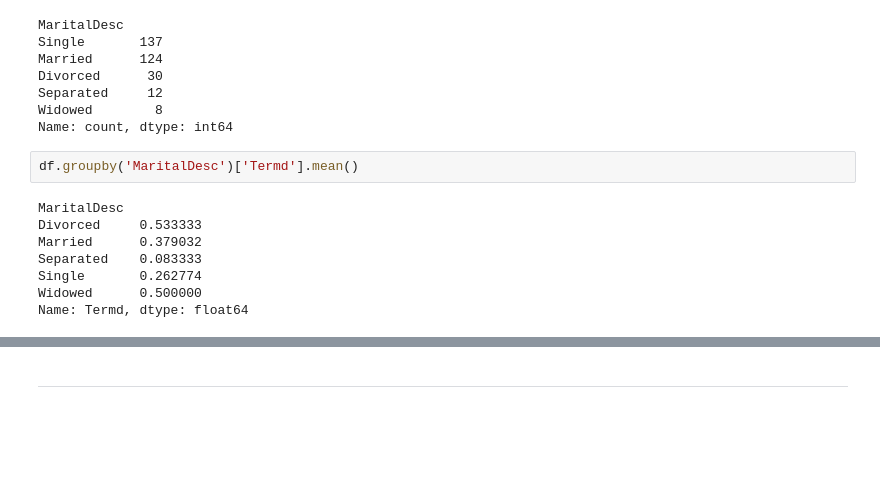
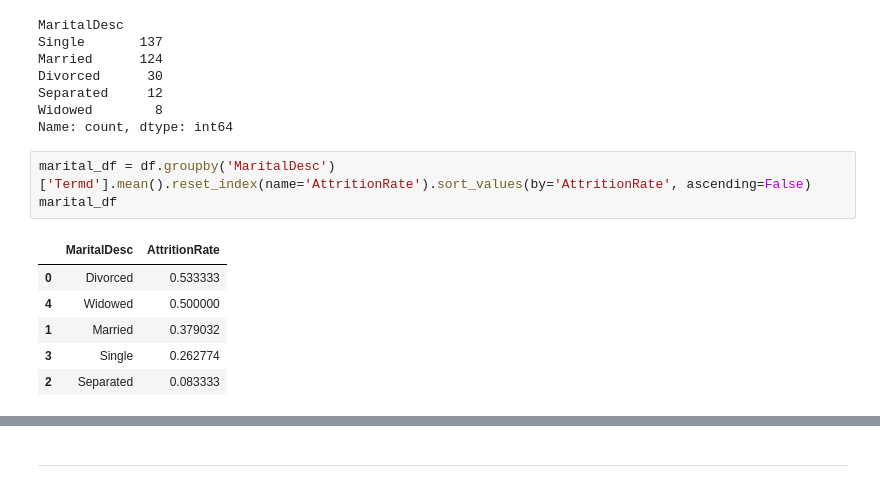
Before and after one commit to DanPkg/HR-Analytics-Insights-Project, a Jupyter notebook: human-resources-dataset-analysis-and-insights.ipynb, the cells around one changed output, grey strips where cells are left out. Drawn from its saved outputs; the diff is of its cells as text; blank space fills up the shorter version.

```diff
--- a/human-resources-dataset-analysis-and-insights.ipynb
+++ b/human-resources-dataset-analysis-and-insights.ipynb
@@ -3015,13 +3016,13 @@ Divorced      30
 Separated     12
 Widowed        8
 Name: count, dtype: int64
-# %%
-df.groupby('MaritalDesc')['Termd'].mean()
-# %% [output]
-MaritalDesc
-Divorced     0.533333
-Married      0.379032
-Separated    0.083333
-Single       0.262774
-Widowed      0.500000
-Name: Termd, dtype: float64
+# %%
+marital_df = df.groupby('MaritalDesc')['Termd'].mean().reset_index(name='AttritionRate').sort_values(by='AttritionRate', ascending=False)
+marital_df
+# %% [output]
+|  | MaritalDesc | AttritionRate |
+| 0 | Divorced | 0.533333 |
+| 4 | Widowed | 0.500000 |
+| 1 | Married | 0.379032 |
+| 3 | Single | 0.262774 |
+| 2 | Separated | 0.083333 |
```
Also changed, not shown: parts of 9 cells of this notebook.
